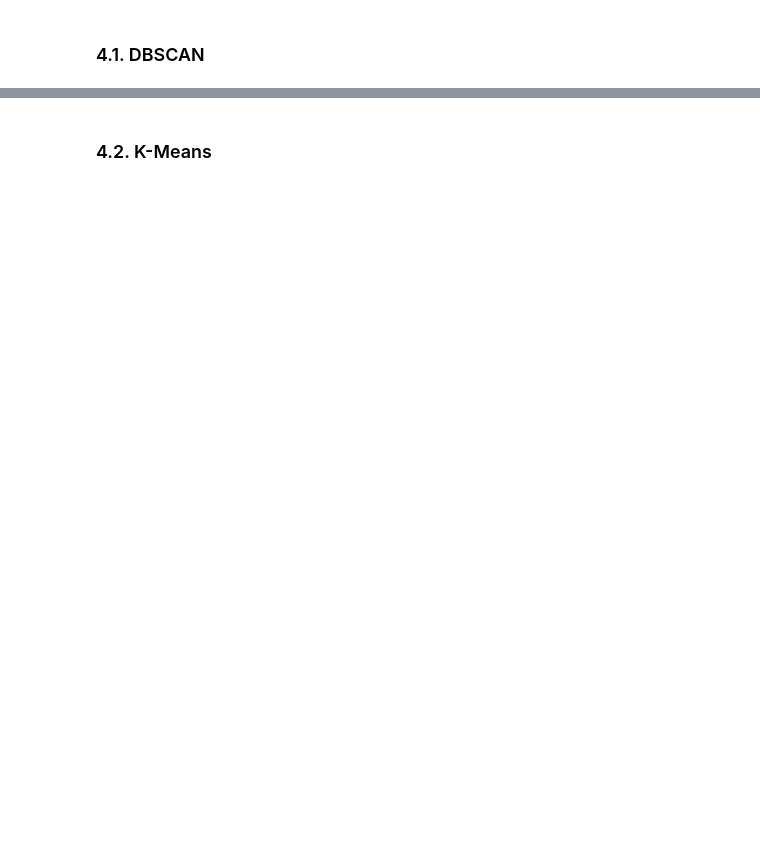
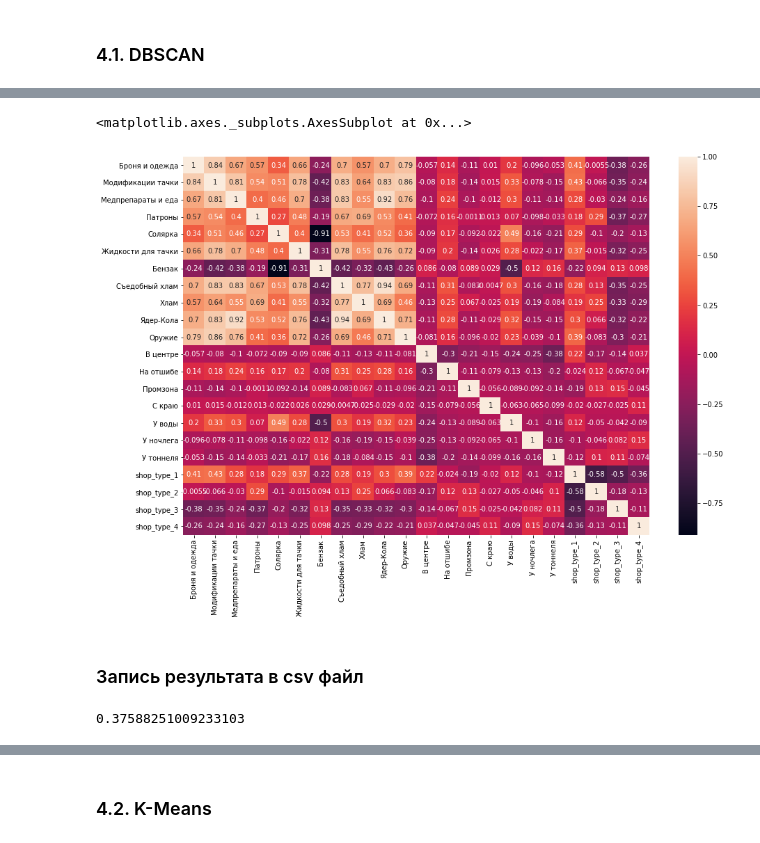
Before and after one commit to anafisa/GPN_2020, a Jupyter notebook: shop_clustering .ipynb, the cells around one changed output, grey strips where cells are left out. Saved outputs shown, nothing was run; the diff lists cells and outputs as text; code cells hidden in the pictures; blank space fills up the shorter version.

```diff
--- a/shop_clustering .ipynb
+++ b/shop_clustering .ipynb
@@ -487,0 +516,6 @@ plt.show()
+# %%
+fig = plt.figure(figsize=(15,10))
+sns.heatmap(df.corr(), annot = True)
+# %% [output]
+<matplotlib.axes._subplots.AxesSubplot at 0x...>
+[figure, added]
@@ -487,0 +528,2 @@ plt.show()
+# %% [markdown]
+### Запись результата в csv файл
@@ -487,0 +549,4 @@ plt.show()
+# %%
+metrics.silhouette_score(d, X_test_clstrs['clusters'])
+# %% [output]
+0.37588251009233103
```
Also changed, not shown: parts of 30 cells of this notebook.
